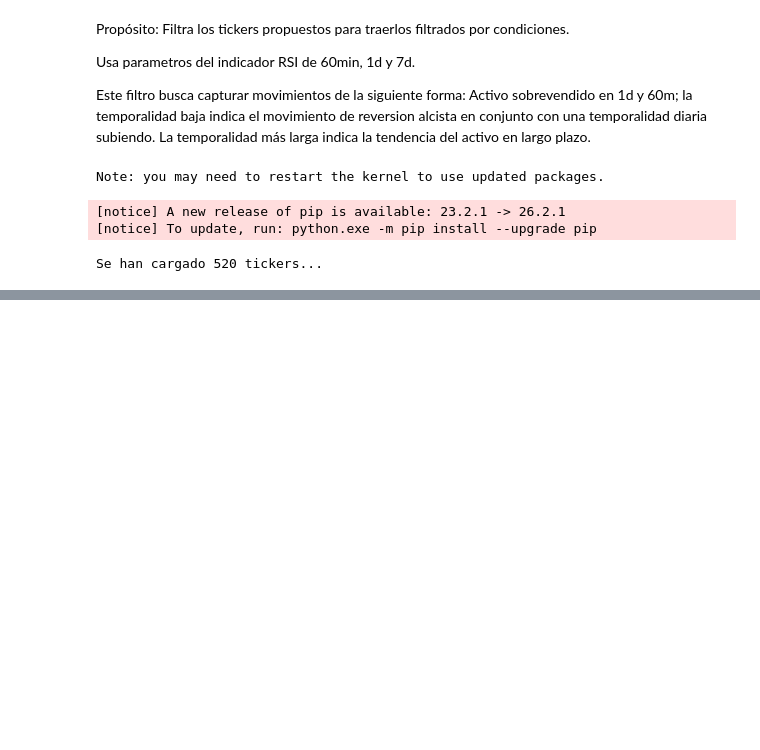
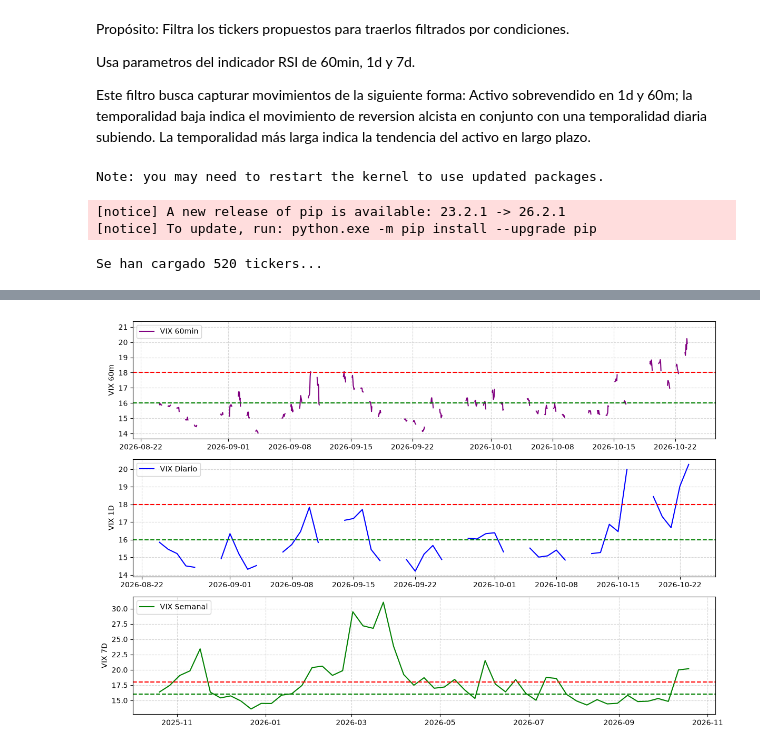
Before and after one commit to rivasmvp/algo_trading, a Jupyter notebook: scanner-triple-pantalla.ipynb, the cells around one changed output, grey strips where cells are left out. Drawn from its saved outputs; the diff is of its cells as text; code cells hidden in the pictures; blank space fills up the shorter version.

Commit message:
añadí umbrales de riesgo en el vix

```diff
--- a/scanner-triple-pantalla.ipynb
+++ b/scanner-triple-pantalla.ipynb
@@ -275,0 +275,38 @@ if tickers_comunes:
+# %%
+# Índice de volatilidad VIX.
+
+vix_60m = data_60m['^VIX']
+vix_1d = data_1d['^VIX']
+vix_7d = data_7d['^VIX']
+volatilidad_60m = False
+
+
+if (vix_60m['High'].iloc[-1] > 18) or (vix_60m['High'].iloc[-1]>vix_60m['High'].iloc[0]):
+    volatilidad_60m = True
+
+# Grafica en las 3 temporalidades.
+fig, (ax1, ax2, ax3) = plt.subplots(3, 1, figsize=(12, 8))
+
+ax1.plot(vix_60m.index, vix_60m['Close'], label='VIX 60min', color='purple')
+ax1.set_ylabel('VIX 60m')
+ax1.legend(loc='upper left')
+
+ax2.plot(vix_1d.index, vix_1d['Close'], label='VIX Diario', color='blue')
+ax2.set_ylabel('VIX 1D')
+ax2.legend(loc='upper left')
+
+ax3.plot(vix_7d.index, vix_7d['Close'], label='VIX Semanal', color='green')
+ax3.set_ylabel('VIX 7D')
+ax3.legend(loc='upper left')
+
+plt.tight_layout()
+
+for ax in (ax1, ax2, ax3):
+    ax.axhline(y=16, color='green', linestyle='--', label='Umbral 16')# Normal
+    ax.axhline(y=18, color='red', linestyle='--', label='Umbral 18') # Risk
+    ax.grid(True, linestyle="--", alpha=0.5)
+
+
+plt.show()
+# %% [output]
+[figure, added]
```
Also changed, not shown: parts of 7 cells of this notebook.
